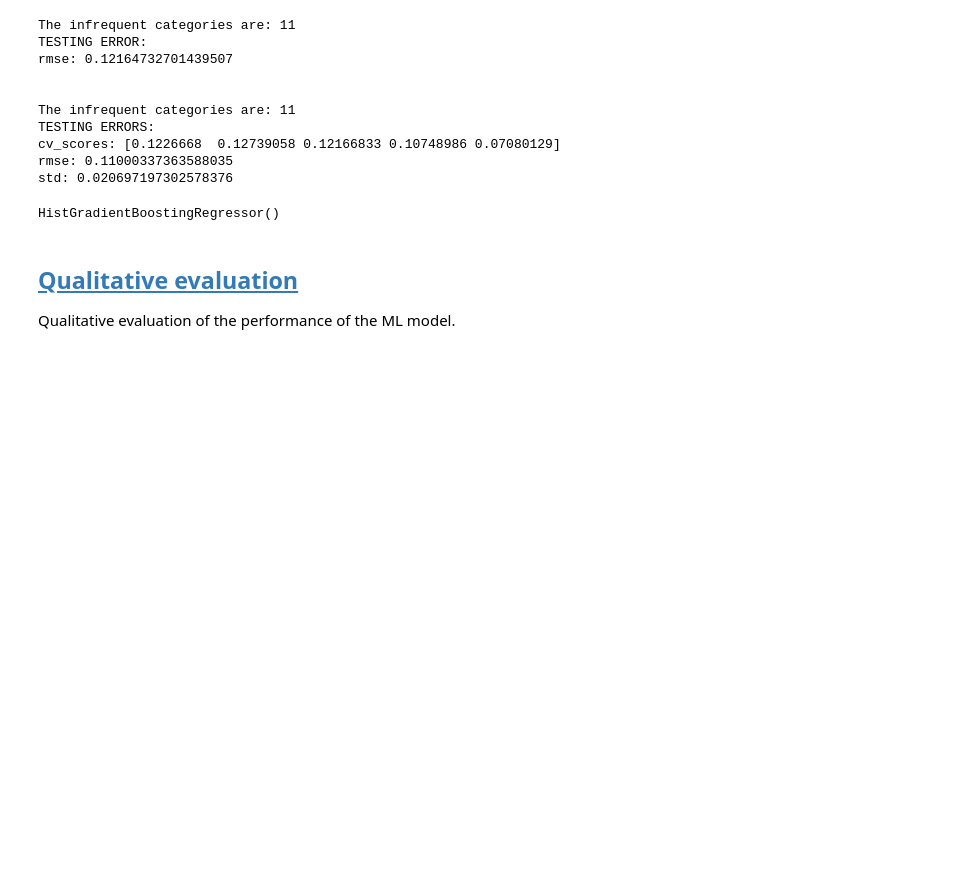
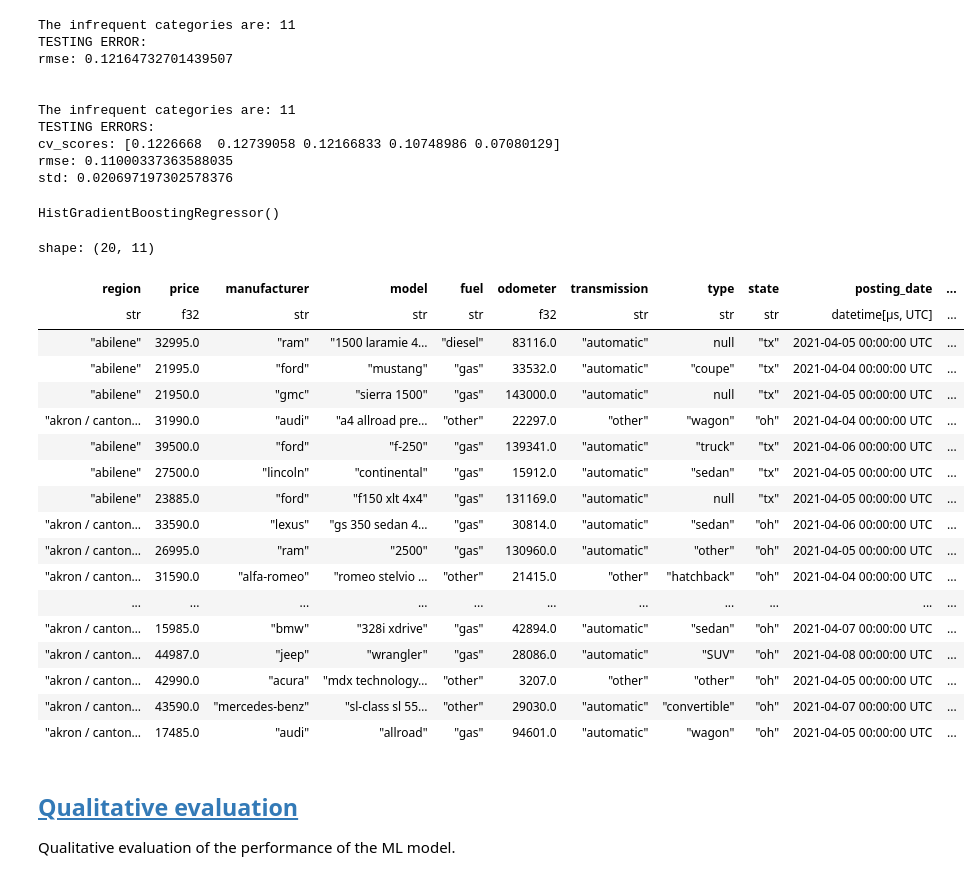
Before and after one commit to john-mwangi/craigslist_vehicle_sales, a Jupyter notebook: craigslist_car_sales.ipynb, the cells around one changed output. Saved outputs shown, nothing was run; the diff lists cells and outputs as text; code cells hidden in the pictures; blank space fills up the shorter version.

```diff
--- a/craigslist_car_sales.ipynb
+++ b/craigslist_car_sales.ipynb
@@ -520,3 +521,25 @@ cv_scores: [0.1226668  0.12739058 0.12166833 0.10748986 0.07080129]
 rmse: 0.11000337363588035
 std: 0.020697197302578376
 HistGradientBoostingRegressor()
+# %%
+craigslist_vehicles.collect().head(20)
+# %% [output]
+shape: (20, 11)
+| region | price | manufacturer | model | fuel | odometer | transmission | type | state | posting_date | ... |
+| str | f32 | str | str | str | f32 | str | str | str | datetime[μs, UTC] | ... |
+| "abilene" | 32995.0 | "ram" | "1500 laramie 4… | "diesel" | 83116.0 | "automatic" | null | "tx" | 2021-04-05 00:00:00 UTC | ... |
+| "abilene" | 21995.0 | "ford" | "mustang" | "gas" | 33532.0 | "automatic" | "coupe" | "tx" | 2021-04-04 00:00:00 UTC | ... |
+| "abilene" | 21950.0 | "gmc" | "sierra 1500" | "gas" | 143000.0 | "automatic" | null | "tx" | 2021-04-05 00:00:00 UTC | ... |
+| "akron / canton… | 31990.0 | "audi" | "a4 allroad pre… | "other" | 22297.0 | "other" | "wagon" | "oh" | 2021-04-04 00:00:00 UTC | ... |
+| "abilene" | 39500.0 | "ford" | "f-250" | "gas" | 139341.0 | "automatic" | "truck" | "tx" | 2021-04-06 00:00:00 UTC | ... |
+| "abilene" | 27500.0 | "lincoln" | "continental" | "gas" | 15912.0 | "automatic" | "sedan" | "tx" | 2021-04-05 00:00:00 UTC | ... |
+| "abilene" | 23885.0 | "ford" | "f150 xlt 4x4" | "gas" | 131169.0 | "automatic" | null | "tx" | 2021-04-05 00:00:00 UTC | ... |
+| "akron / canton… | 33590.0 | "lexus" | "gs 350 sedan 4… | "gas" | 30814.0 | "automatic" | "sedan" | "oh" | 2021-04-06 00:00:00 UTC | ... |
+| "akron / canton… | 26995.0 | "ram" | "2500" | "gas" | 130960.0 | "automatic" | "other" | "oh" | 2021-04-05 00:00:00 UTC | ... |
+| "akron / canton… | 31590.0 | "alfa-romeo" | "romeo stelvio … | "other" | 21415.0 | "other" | "hatchback" | "oh" | 2021-04-04 00:00:00 UTC | ... |
+| ... | ... | ... | ... | ... | ... | ... | ... | ... | ... | ... |
+| "akron / canton… | 15985.0 | "bmw" | "328i xdrive" | "gas" | 42894.0 | "automatic" | "sedan" | "oh" | 2021-04-07 00:00:00 UTC | ... |
+| "akron / canton… | 44987.0 | "jeep" | "wrangler" | "gas" | 28086.0 | "automatic" | "SUV" | "oh" | 2021-04-08 00:00:00 UTC | ... |
+| "akron / canton… | 42990.0 | "acura" | "mdx technology… | "other" | 3207.0 | "other" | "other" | "oh" | 2021-04-05 00:00:00 UTC | ... |
+| "akron / canton… | 43590.0 | "mercedes-benz" | "sl-class sl 55… | "other" | 29030.0 | "automatic" | "convertible" | "oh" | 2021-04-07 00:00:00 UTC | ... |
+| "akron / canton… | 17485.0 | "audi" | "allroad" | "gas" | 94601.0 | "automatic" | "wagon" | "oh" | 2021-04-05 00:00:00 UTC | ... |
```
Also changed, not shown: parts of 5 cells of this notebook.
